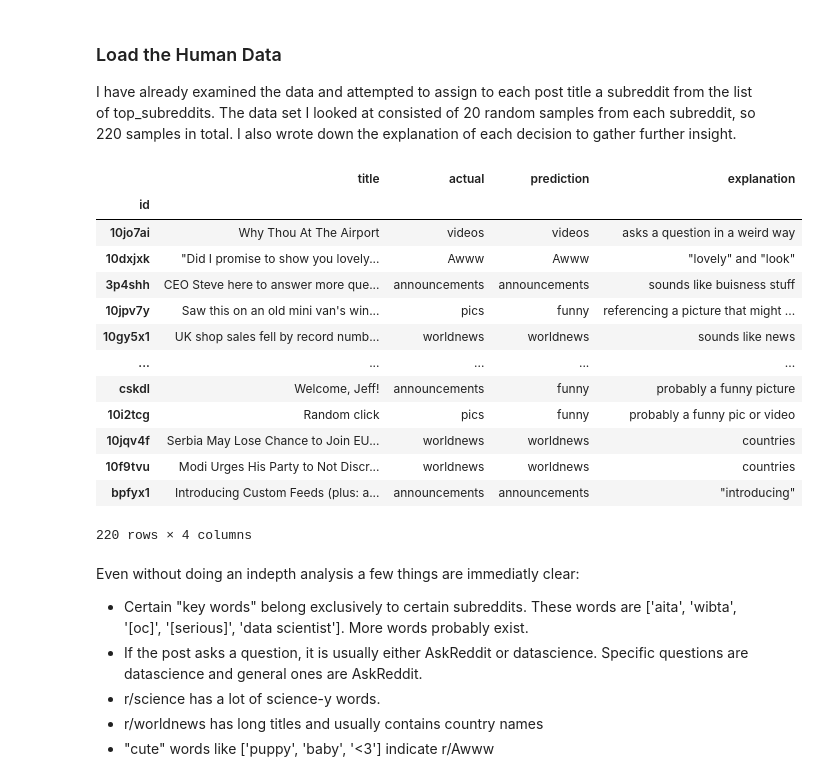
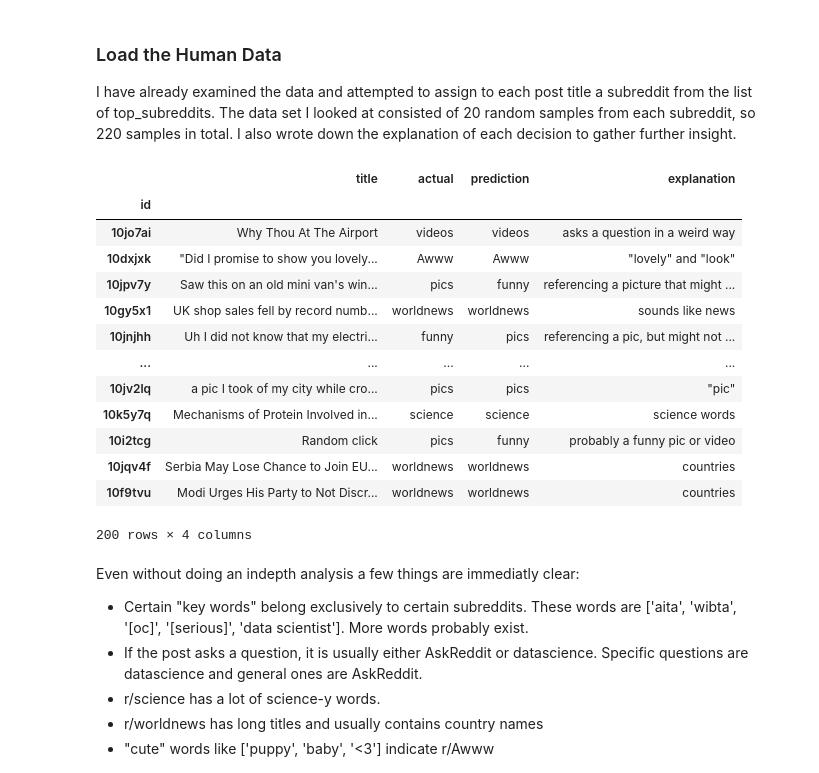
Before and after one commit to rainonej/Reddit-Projects, a Jupyter notebook: Subreddit Predictions/Preliminary Assessment.ipynb, the cells around one changed output. Drawn from its saved outputs; the diff is of its cells as text; code cells hidden in the pictures.

```diff
--- a/Subreddit Predictions/Preliminary Assessment.ipynb
+++ b/Subreddit Predictions/Preliminary Assessment.ipynb
@@ -142,24 +187,24 @@ df
 
 I have already examined the data and attempted to assign to each post title a subreddit from the list of top_subreddits. The data set I looked at consisted of 20 random samples from each subreddit, so 220 samples in total. I also wrote down the explanation of each decision to gather further insight.
 # %%
-human = pd.read_csv('human.csv')
+human = pd.read_csv('human2.csv')
 human = human.set_index('id')
 human
 # %% [output]
 |  | title | actual | prediction | explanation |
 | id |  |  |  |  |
 | 10jo7ai | Why Thou At The Airport | videos | videos | asks a question in a weird way |
 | 10dxjxk | "Did I promise to show you lovely... | Awww | Awww | "lovely" and "look" |
-| 3p4shh | CEO Steve here to answer more que... | announcements | announcements | sounds like buisness stuff |
 | 10jpv7y | Saw this on an old mini van's win... | pics | funny | referencing a picture that might ... |
 | 10gy5x1 | UK shop sales fell by record numb... | worldnews | worldnews | sounds like news |
+| 10jnjhh | Uh I did not know that my electri... | funny | pics | referencing a pic, but might not ... |
 | ... | ... | ... | ... | ... |
-| cskdl | Welcome, Jeff! | announcements | funny | probably a funny picture |
+| 10jv2lq | a pic I took of my city while cro... | pics | pics | "pic" |
+| 10k5y7q | Mechanisms of Protein Involved in... | science | science | science words |
 | 10i2tcg | Random click | pics | funny | probably a funny pic or video |
 | 10jqv4f | Serbia May Lose Chance to Join EU... | worldnews | worldnews | countries |
 | 10f9tvu | Modi Urges His Party to Not Discr... | worldnews | worldnews | countries |
-| bpfyx1 | Introducing Custom Feeds (plus: a... | announcements | announcements | "introducing" |
-220 rows × 4 columns
+200 rows × 4 columns
 # %% [markdown]
 Even without doing an indepth analysis a few things are immediatly clear:
 - Certain "key words" belong exclusively to certain subreddits. These words are ['aita', 'wibta', '[oc]', '[serious]', 'data scientist']. More words probably exist.
```
Also changed, not shown: parts of 22 cells of this notebook, 6 other files.
